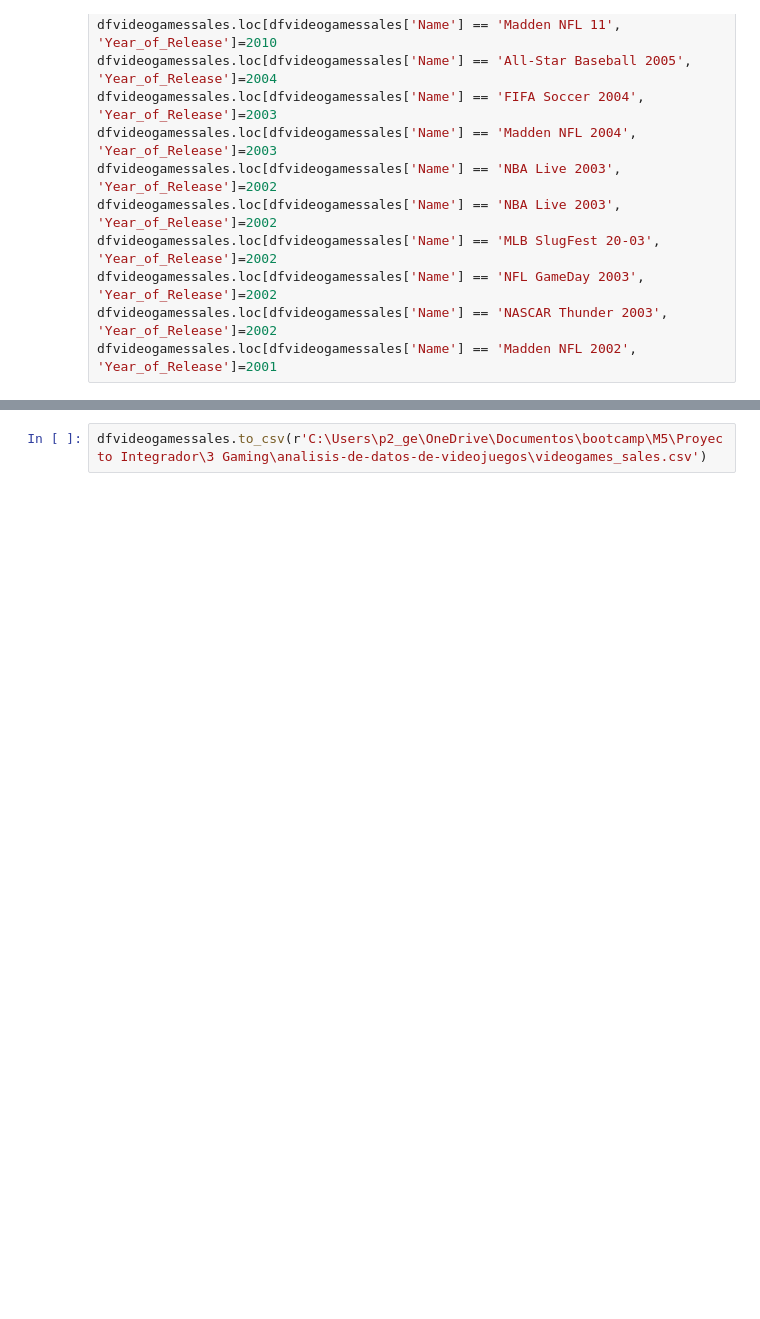
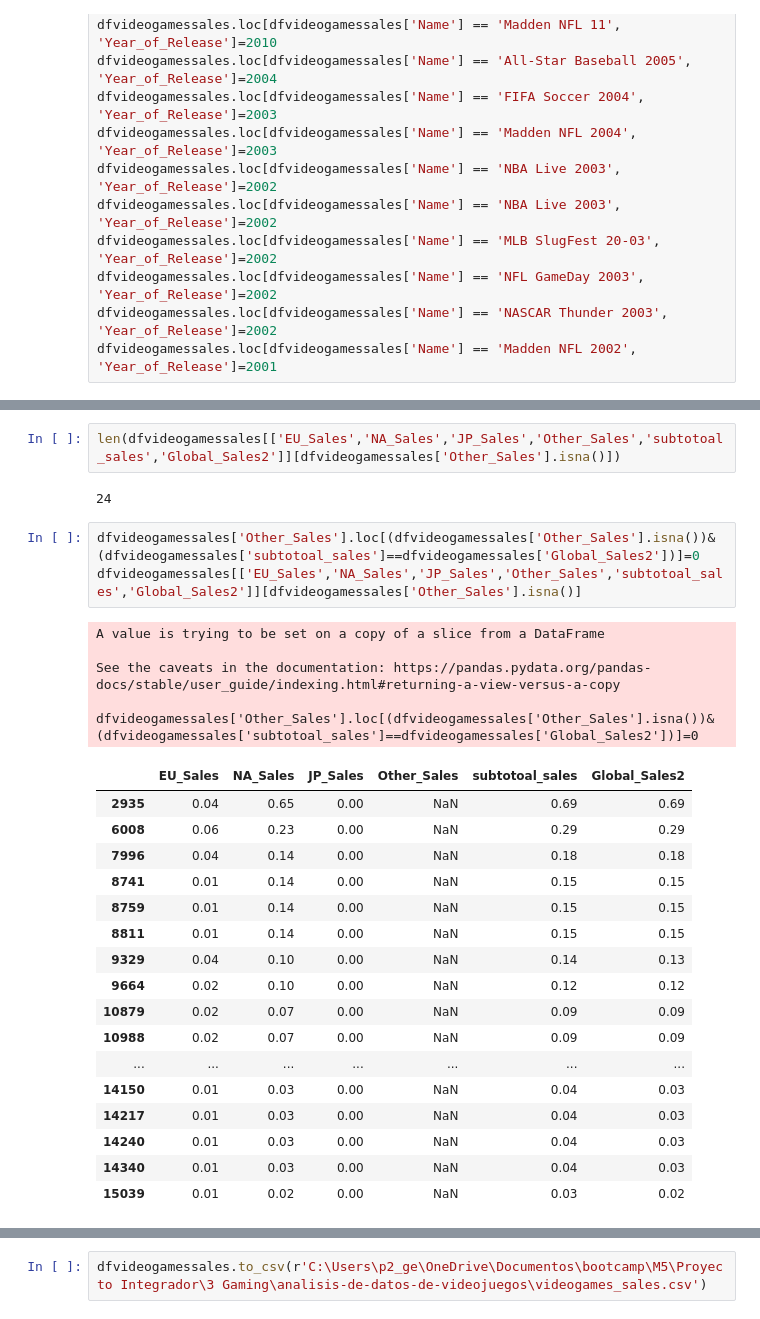
Before and after one commit to JUrielCerecero/analisis-de-datos-de-videojuegos, a Jupyter notebook: etl.ipynb, the cells around one changed output, grey strips where cells are left out. Cells and saved outputs as stored; diff of their text form; blank space fills up the shorter version.

```diff
--- a/etl.ipynb
+++ b/etl.ipynb
@@ -295,0 +428,29 @@ dfvideogamessales.loc[dfvideogamessales['Name'] == 'Madden NFL 2002', 'Year_of_R
+# %%
+len(dfvideogamessales[['EU_Sales','NA_Sales','JP_Sales','Other_Sales','subtotoal_sales','Global_Sales2']][dfvideogamessales['Other_Sales'].isna()])
+# %% [output]
+24
+# %%
+dfvideogamessales['Other_Sales'].loc[(dfvideogamessales['Other_Sales'].isna())&(dfvideogamessales['subtotoal_sales']==dfvideogamessales['Global_Sales2'])]=0
+dfvideogamessales[['EU_Sales','NA_Sales','JP_Sales','Other_Sales','subtotoal_sales','Global_Sales2']][dfvideogamessales['Other_Sales'].isna()]
+# %% [output]
+A value is trying to be set on a copy of a slice from a DataFrame
+
+See the caveats in the documentation: https://pandas.pydata.org/pandas-docs/stable/user_guide/indexing.html#returning-a-view-versus-a-copy
+  dfvideogamessales['Other_Sales'].loc[(dfvideogamessales['Other_Sales'].isna())&(dfvideogamessales['subtotoal_sales']==dfvideogamessales['Global_Sales2'])]=0
+|  | EU_Sales | NA_Sales | JP_Sales | Other_Sales | subtotoal_sales | Global_Sales2 |
+| 2935 | 0.04 | 0.65 | 0.00 | NaN | 0.69 | 0.69 |
+| 6008 | 0.06 | 0.23 | 0.00 | NaN | 0.29 | 0.29 |
+| 7996 | 0.04 | 0.14 | 0.00 | NaN | 0.18 | 0.18 |
+| 8741 | 0.01 | 0.14 | 0.00 | NaN | 0.15 | 0.15 |
+| 8759 | 0.01 | 0.14 | 0.00 | NaN | 0.15 | 0.15 |
+| 8811 | 0.01 | 0.14 | 0.00 | NaN | 0.15 | 0.15 |
+| 9329 | 0.04 | 0.10 | 0.00 | NaN | 0.14 | 0.13 |
+| 9664 | 0.02 | 0.10 | 0.00 | NaN | 0.12 | 0.12 |
+| 10879 | 0.02 | 0.07 | 0.00 | NaN | 0.09 | 0.09 |
+| 10988 | 0.02 | 0.07 | 0.00 | NaN | 0.09 | 0.09 |
+| ... | ... | ... | ... | ... | ... | ... |
+| 14150 | 0.01 | 0.03 | 0.00 | NaN | 0.04 | 0.03 |
+| 14217 | 0.01 | 0.03 | 0.00 | NaN | 0.04 | 0.03 |
+| 14240 | 0.01 | 0.03 | 0.00 | NaN | 0.04 | 0.03 |
+| 14340 | 0.01 | 0.03 | 0.00 | NaN | 0.04 | 0.03 |
+| 15039 | 0.01 | 0.02 | 0.00 | NaN | 0.03 | 0.02 |
```
Also changed, not shown: parts of 41 cells of this notebook, 4 other files.
